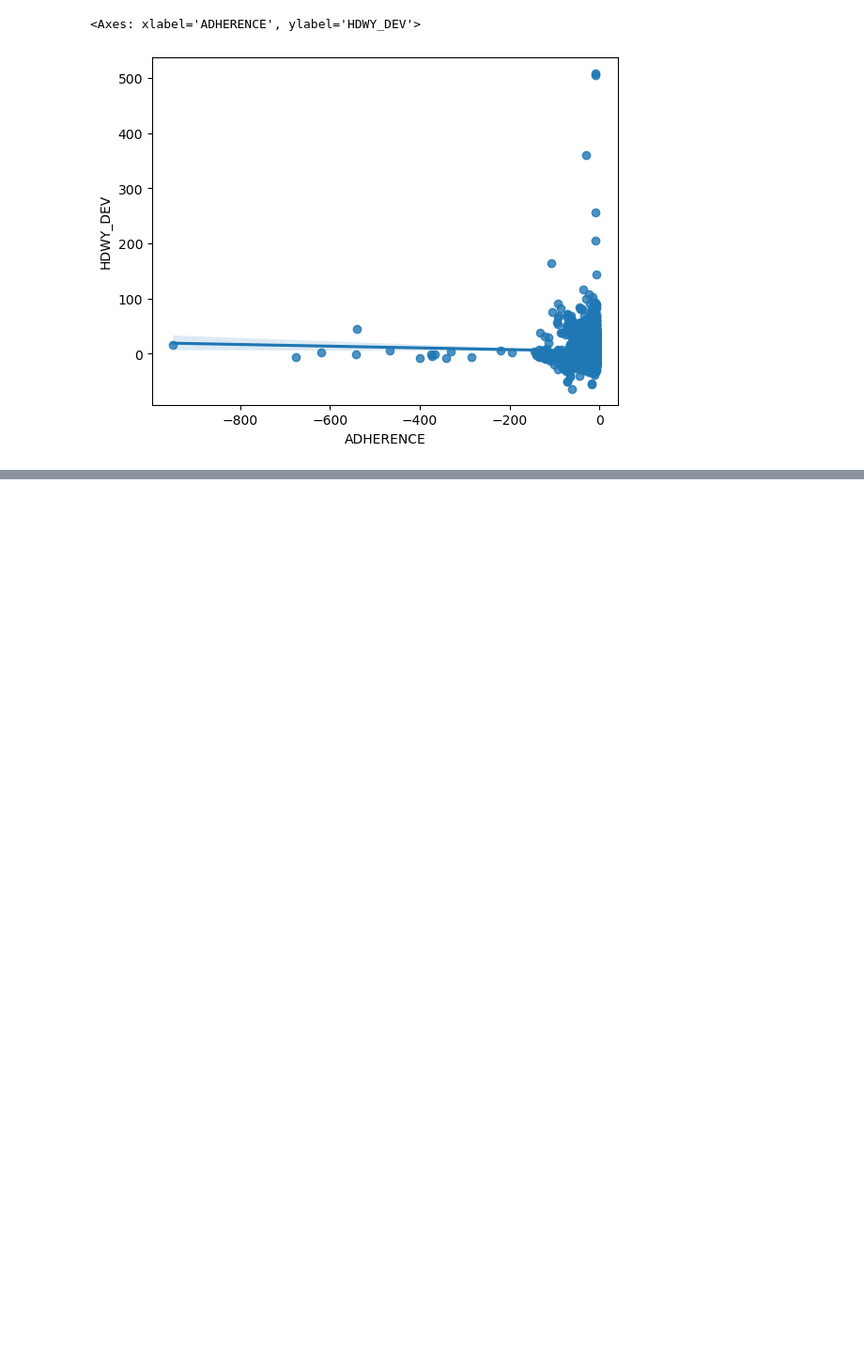
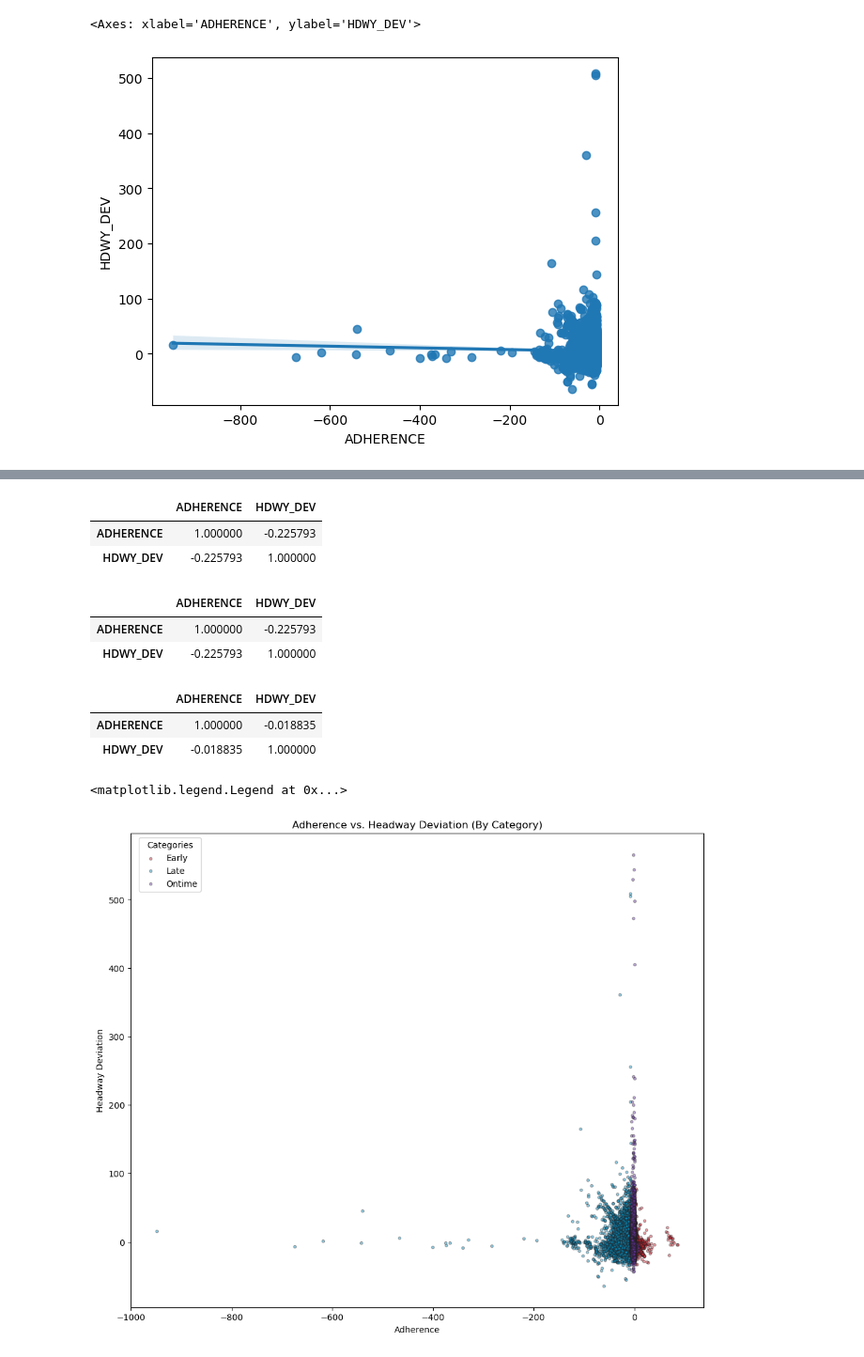
Before and after one commit to NSS-Data-Analytics-Cohort-11/wego-caesars-legion, a Jupyter notebook: notebooks/WeGo Data Introduction.ipynb, the cells around one changed output, grey strips where cells are left out. Shown at 94% size. Drawn from its saved outputs; the diff is of its cells as text; code cells hidden in the pictures; blank space fills up the shorter version.

```diff
--- a/notebooks/WeGo Data Introduction.ipynb
+++ b/notebooks/WeGo Data Introduction.ipynb
@@ -8,6 +9,8 @@ import seaborn as sns
 purple = (0.459, 0.235, 0.745)
 gray = (0.827, 0.827, 0.827)
 black = (0.137, 0.122, 0.125)
+red= (0.957, 0.153, 0.212)
+blue= (0, 0.667, 0.906)
 # %%
 wego = pd.read_csv("../data/headway_data.csv")
 
@@ -1131,0 +1133,57 @@ sns.regplot(x=wego_late['ADHERENCE'], y=wego_late['HDWY_DEV'])
+# %%
+wego.loc[wego['ADJUSTED_ONTIME_COUNT']== 1][['ADHERENCE','HDWY_DEV']].corr()
+# %% [output]
+|  | ADHERENCE | HDWY_DEV |
+| ADHERENCE | 1.000000 | -0.225793 |
+| HDWY_DEV | -0.225793 | 1.000000 |
+# %%
+wego.loc[wego['ADJUSTED_EARLY_COUNT']== 1][['ADHERENCE','HDWY_DEV']].corr()
+# %% [output]
+|  | ADHERENCE | HDWY_DEV |
+| ADHERENCE | 1.000000 | -0.225793 |
+| HDWY_DEV | -0.225793 | 1.000000 |
+# %%
+wego.loc[wego['ADJUSTED_LATE_COUNT']== 1][['ADHERENCE','HDWY_DEV']].corr()
+# %% [output]
+|  | ADHERENCE | HDWY_DEV |
+| ADHERENCE | 1.000000 | -0.018835 |
+| HDWY_DEV | -0.018835 | 1.000000 |
+# %%
+plt.figure(figsize=(12,10))
+# creat fig
+# fig = plt.figure()
+# ax = fig.add_subplot(111)
+
+#early
+plt.scatter(wego.loc[wego['ADJUSTED_EARLY_COUNT']==1]['ADHERENCE'],
+            wego.loc[wego['ADJUSTED_EARLY_COUNT']==1]['HDWY_DEV'],
+           color=[red],
+           edgecolor=[black],
+           marker='.',
+           alpha=0.4)
+
+#late
+plt.scatter(wego.loc[wego['ADJUSTED_LATE_COUNT']==1]['ADHERENCE'],
+            wego.loc[wego['ADJUSTED_LATE_COUNT']==1]['HDWY_DEV'],
+           color=[blue],
+           edgecolor=[black],
+           marker='.',
+           alpha=0.4)
+
+#ontime
+plt.scatter(wego.loc[wego['ADJUSTED_ONTIME_COUNT']==1]['ADHERENCE'],
+            wego.loc[wego['ADJUSTED_ONTIME_COUNT']==1]['HDWY_DEV'],
+           color=[purple],
+           edgecolor=[black],
+           marker='.',
+           alpha=0.4)
+
+
+
+plt.title('Adherence vs. Headway Deviation (By Category)')
+plt.xlabel('Adherence')
+plt.ylabel('Headway Deviation')
+plt.legend(bbox_to_anchor=(0.13,1), title='Categories', labels = ['Early','Late','Ontime'])
+# %% [output]
+<matplotlib.legend.Legend at 0x...>
+[figure, added]
```
Also changed, not shown: parts of 11 cells of this notebook.
